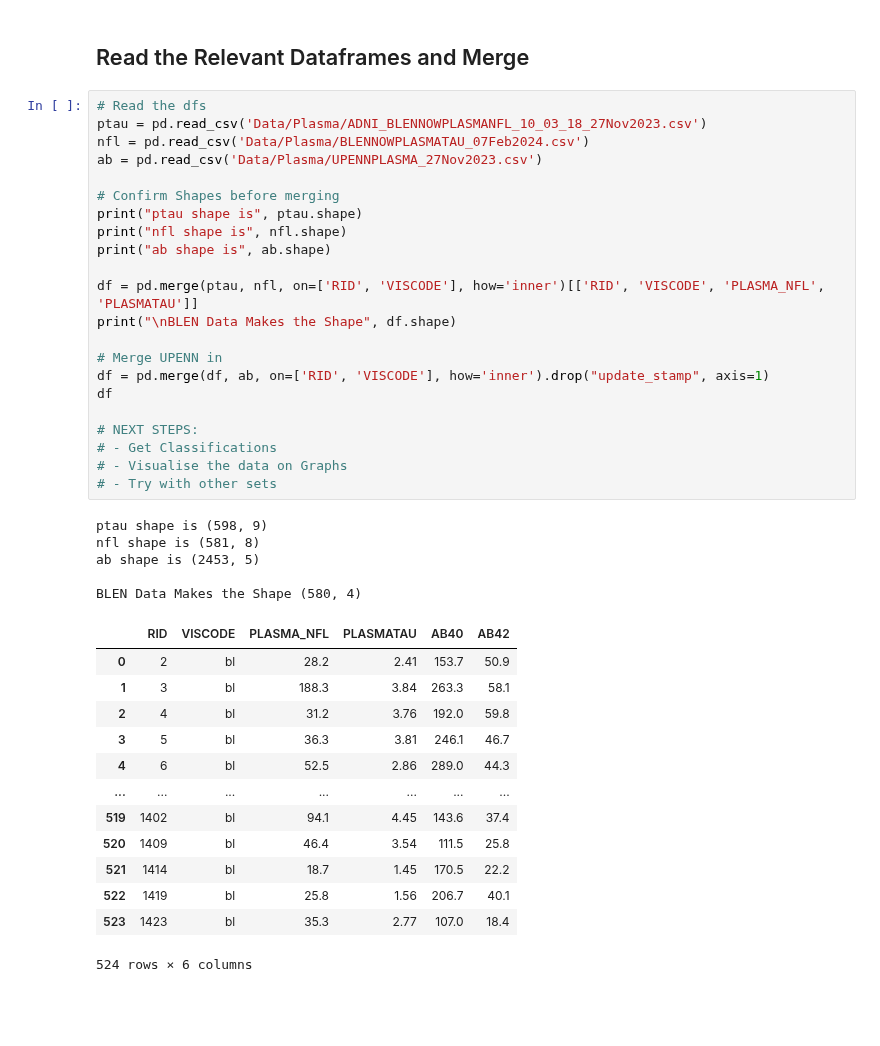
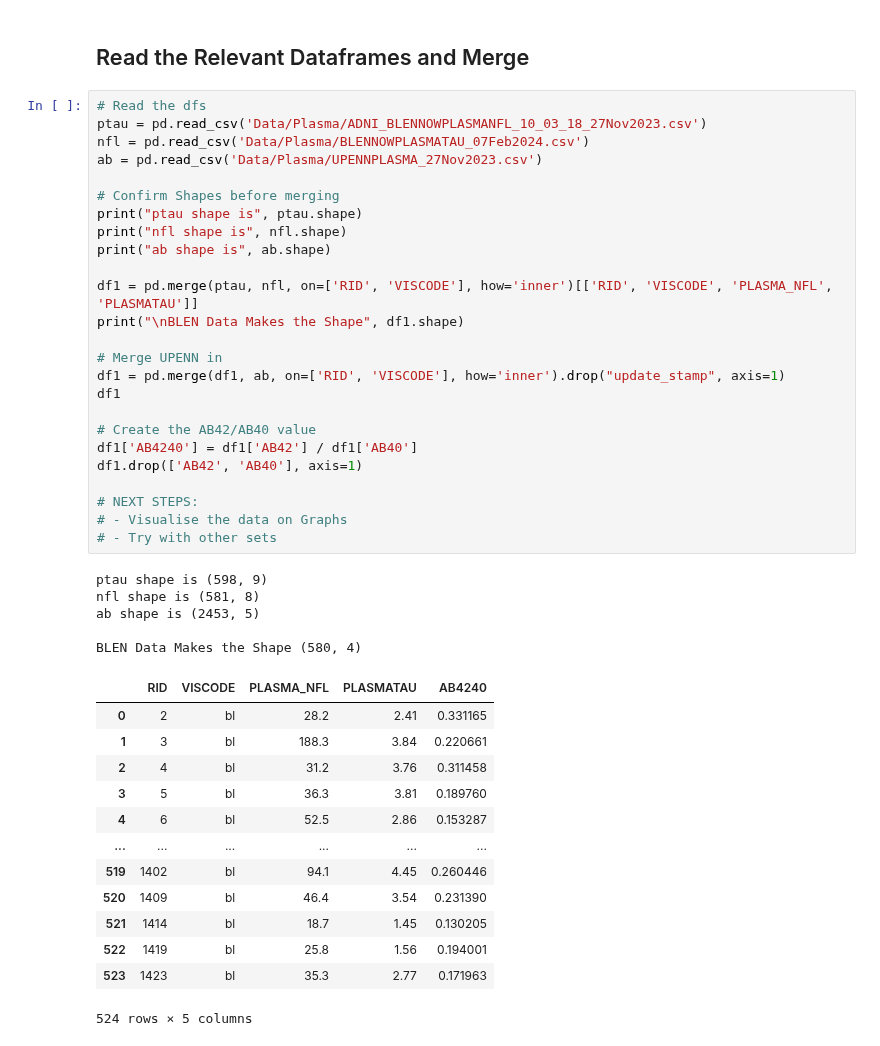
Before and after one commit to danielmakin/NoMoreAlzheimersDisease, a Jupyter notebook: PreProcessing.ipynb, the cells around one changed output. Saved outputs shown, nothing was run; the diff lists cells and outputs as text; blank space fills up the shorter version.

```diff
--- a/PreProcessing.ipynb
+++ b/PreProcessing.ipynb
@@ -9,41 +9,44 @@ import pandas as pd
 # %%
 # Read the dfs
 ptau = pd.read_csv('Data/Plasma/ADNI_BLENNOWPLASMANFL_10_03_18_27Nov2023.csv')
 nfl = pd.read_csv('Data/Plasma/BLENNOWPLASMATAU_07Feb2024.csv')
 ab = pd.read_csv('Data/Plasma/UPENNPLASMA_27Nov2023.csv')
 
 # Confirm Shapes before merging
 print("ptau shape is", ptau.shape)
 print("nfl shape is", nfl.shape)
 print("ab shape is", ab.shape)
 
-df = pd.merge(ptau, nfl, on=['RID', 'VISCODE'], how='inner')[['RID', 'VISCODE', 'PLASMA_NFL', 'PLASMATAU']]
-print("\nBLEN Data Makes the Shape", df.shape)
+df1 = pd.merge(ptau, nfl, on=['RID', 'VISCODE'], how='inner')[['RID', 'VISCODE', 'PLASMA_NFL', 'PLASMATAU']]
+print("\nBLEN Data Makes the Shape", df1.shape)
 
 # Merge UPENN in
-df = pd.merge(df, ab, on=['RID', 'VISCODE'], how='inner').drop("update_stamp", axis=1)
-df
+df1 = pd.merge(df1, ab, on=['RID', 'VISCODE'], how='inner').drop("update_stamp", axis=1)
+df1
+
+# Create the AB42/AB40 value
+df1['AB4240'] = df1['AB42'] / df1['AB40']
+df1.drop(['AB42', 'AB40'], axis=1)
 
 # NEXT STEPS:
-# - Get Classifications
 # - Visualise the data on Graphs
 # - Try with other sets
 # %% [output]
 ptau shape is (598, 9)
 nfl shape is (581, 8)
 ab shape is (2453, 5)
 
 BLEN Data Makes the Shape (580, 4)
-|  | RID | VISCODE | PLASMA_NFL | PLASMATAU | AB40 | AB42 |
-| 0 | 2 | bl | 28.2 | 2.41 | 153.7 | 50.9 |
-| 1 | 3 | bl | 188.3 | 3.84 | 263.3 | 58.1 |
-| 2 | 4 | bl | 31.2 | 3.76 | 192.0 | 59.8 |
-| 3 | 5 | bl | 36.3 | 3.81 | 246.1 | 46.7 |
-| 4 | 6 | bl | 52.5 | 2.86 | 289.0 | 44.3 |
-| ... | ... | ... | ... | ... | ... | ... |
-| 519 | 1402 | bl | 94.1 | 4.45 | 143.6 | 37.4 |
-| 520 | 1409 | bl | 46.4 | 3.54 | 111.5 | 25.8 |
-| 521 | 1414 | bl | 18.7 | 1.45 | 170.5 | 22.2 |
-| 522 | 1419 | bl | 25.8 | 1.56 | 206.7 | 40.1 |
-| 523 | 1423 | bl | 35.3 | 2.77 | 107.0 | 18.4 |
+|  | RID | VISCODE | PLASMA_NFL | PLASMATAU | AB4240 |
+| 0 | 2 | bl | 28.2 | 2.41 | 0.331165 |
+| 1 | 3 | bl | 188.3 | 3.84 | 0.220661 |
+| 2 | 4 | bl | 31.2 | 3.76 | 0.311458 |
+| 3 | 5 | bl | 36.3 | 3.81 | 0.189760 |
+| 4 | 6 | bl | 52.5 | 2.86 | 0.153287 |
+| ... | ... | ... | ... | ... | ... |
+| 519 | 1402 | bl | 94.1 | 4.45 | 0.260446 |
+| 520 | 1409 | bl | 46.4 | 3.54 | 0.231390 |
+| 521 | 1414 | bl | 18.7 | 1.45 | 0.130205 |
+| 522 | 1419 | bl | 25.8 | 1.56 | 0.194001 |
+| 523 | 1423 | bl | 35.3 | 2.77 | 0.171963 |
-524 rows × 6 columns
+524 rows × 5 columns
```
Also changed, not shown: parts of 12 cells of this notebook, 1 other file.
